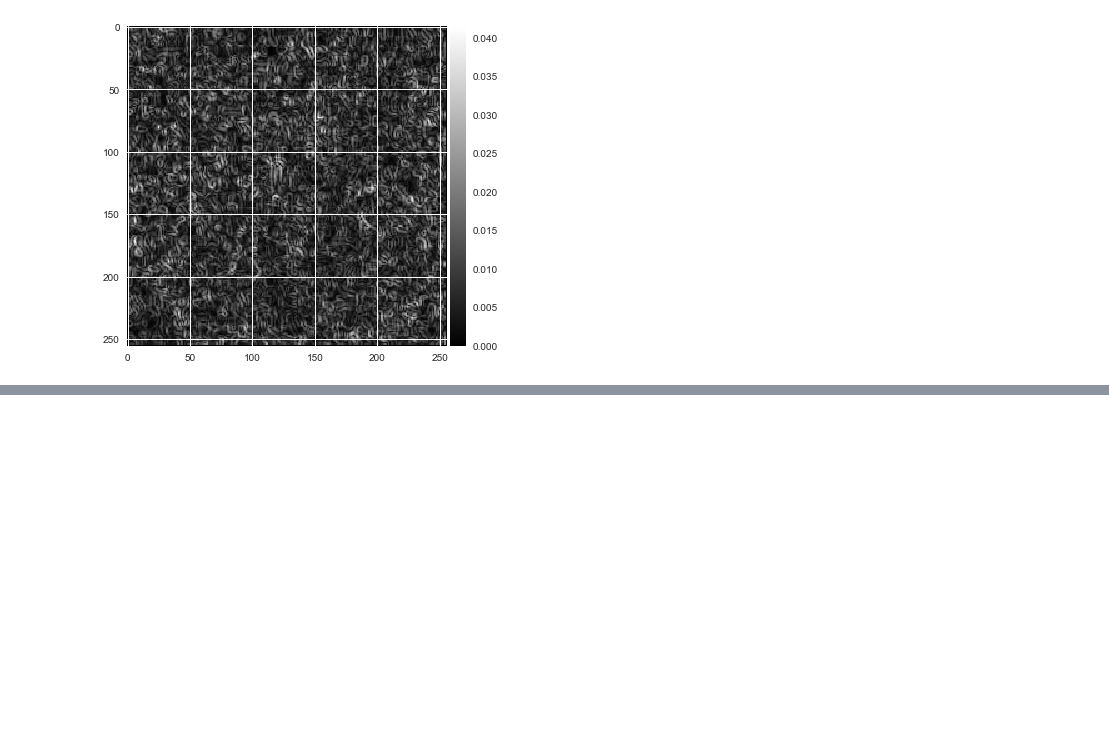
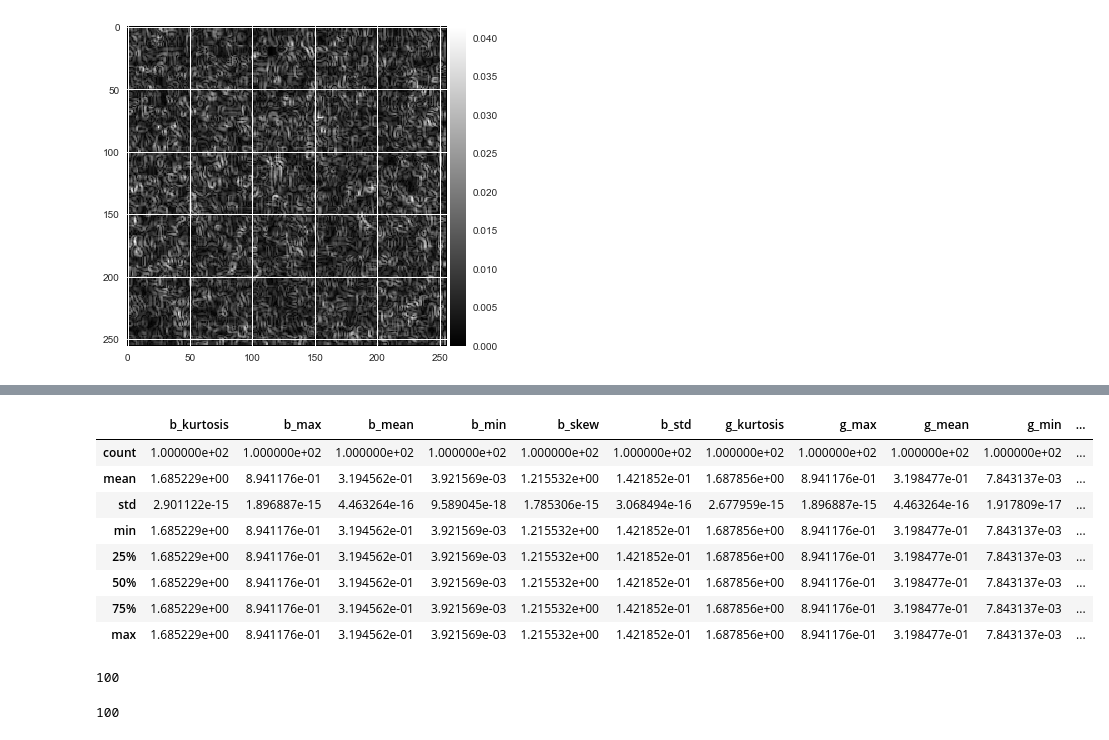
Before and after one commit to alineberry/kaggle_UnderstandingAmazonFromSpace, a Jupyter notebook: develop/adam-lab-notebook.ipynb, the cells around one changed output, grey strips where cells are left out. Saved outputs shown, nothing was run; the diff lists cells and outputs as text; code cells hidden in the pictures; blank space fills up the shorter version.

```diff
--- a/develop/adam-lab-notebook.ipynb
+++ b/develop/adam-lab-notebook.ipynb
@@ -154,0 +183,2 @@ X_train_sobel = KaggleAmazonMain.xform_to_sobel(X_train)
+# %%
+features = KaggleAmazonMain.get_features(X_train)
@@ -154,0 +199,12 @@ X_train_sobel = KaggleAmazonMain.xform_to_sobel(X_train)
+# %%
+features.describe()
+# %% [output]
+|  | b_kurtosis | b_max | b_mean | b_min | b_skew | b_std | g_kurtosis | g_max | g_mean | g_min | ... |
+| count | 1.000000e+02 | 1.000000e+02 | 1.000000e+02 | 1.000000e+02 | 1.000000e+02 | 1.000000e+02 | 1.000000e+02 | 1.000000e+02 | 1.000000e+02 | 1.000000e+02 | ... |
+| mean | 1.685229e+00 | 8.941176e-01 | 3.194562e-01 | 3.921569e-03 | 1.215532e+00 | 1.421852e-01 | 1.687856e+00 | 8.941176e-01 | 3.198477e-01 | 7.843137e-03 | ... |
+| std | 2.901122e-15 | 1.896887e-15 | 4.463264e-16 | 9.589045e-18 | 1.785306e-15 | 3.068494e-16 | 2.677959e-15 | 1.896887e-15 | 4.463264e-16 | 1.917809e-17 | ... |
+| min | 1.685229e+00 | 8.941176e-01 | 3.194562e-01 | 3.921569e-03 | 1.215532e+00 | 1.421852e-01 | 1.687856e+00 | 8.941176e-01 | 3.198477e-01 | 7.843137e-03 | ... |
+| 25% | 1.685229e+00 | 8.941176e-01 | 3.194562e-01 | 3.921569e-03 | 1.215532e+00 | 1.421852e-01 | 1.687856e+00 | 8.941176e-01 | 3.198477e-01 | 7.843137e-03 | ... |
+| 50% | 1.685229e+00 | 8.941176e-01 | 3.194562e-01 | 3.921569e-03 | 1.215532e+00 | 1.421852e-01 | 1.687856e+00 | 8.941176e-01 | 3.198477e-01 | 7.843137e-03 | ... |
+| 75% | 1.685229e+00 | 8.941176e-01 | 3.194562e-01 | 3.921569e-03 | 1.215532e+00 | 1.421852e-01 | 1.687856e+00 | 8.941176e-01 | 3.198477e-01 | 7.843137e-03 | ... |
+| max | 1.685229e+00 | 8.941176e-01 | 3.194562e-01 | 3.921569e-03 | 1.215532e+00 | 1.421852e-01 | 1.687856e+00 | 8.941176e-01 | 3.198477e-01 | 7.843137e-03 | ... |
@@ -154,0 +213,4 @@ X_train_sobel = KaggleAmazonMain.xform_to_sobel(X_train)
+# %%
+len(features)
+# %% [output]
+100
@@ -154,0 +219,4 @@ X_train_sobel = KaggleAmazonMain.xform_to_sobel(X_train)
+# %%
+len(y_train_df)
+# %% [output]
+100
```
Also changed, not shown: parts of 12 cells of this notebook, 3 other files.
